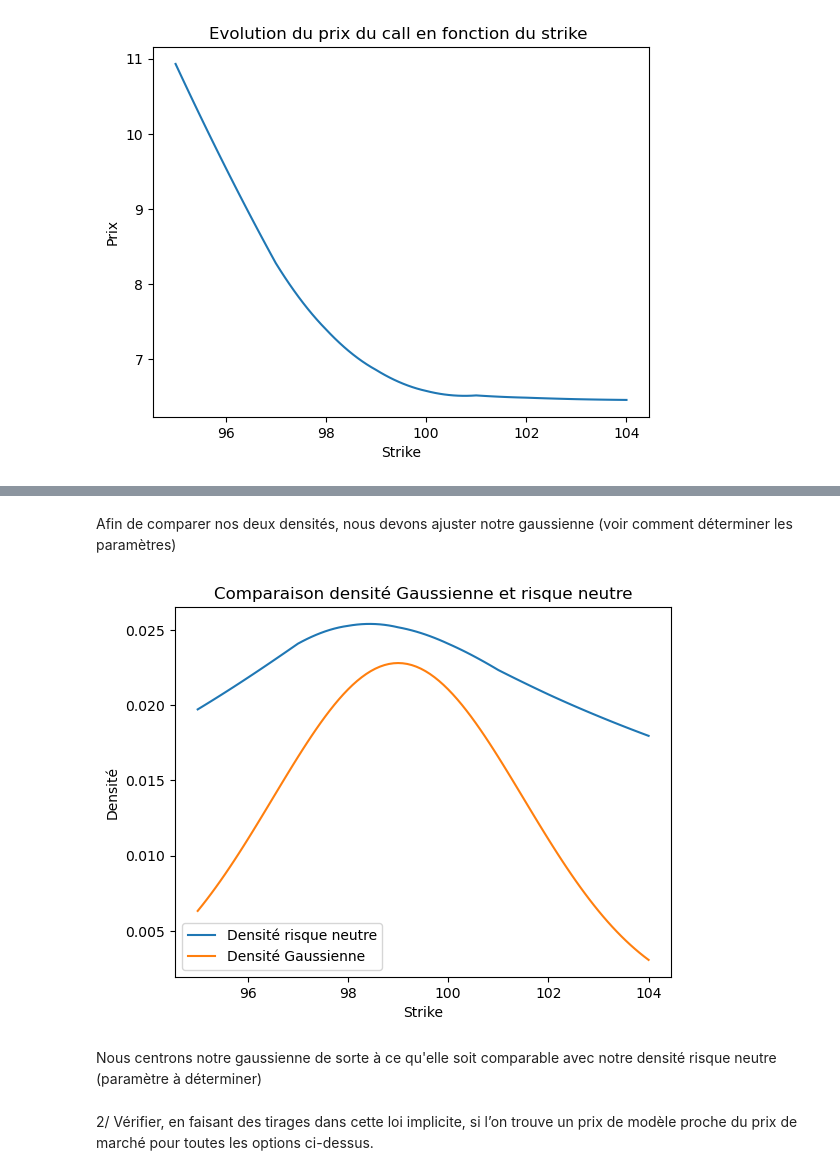
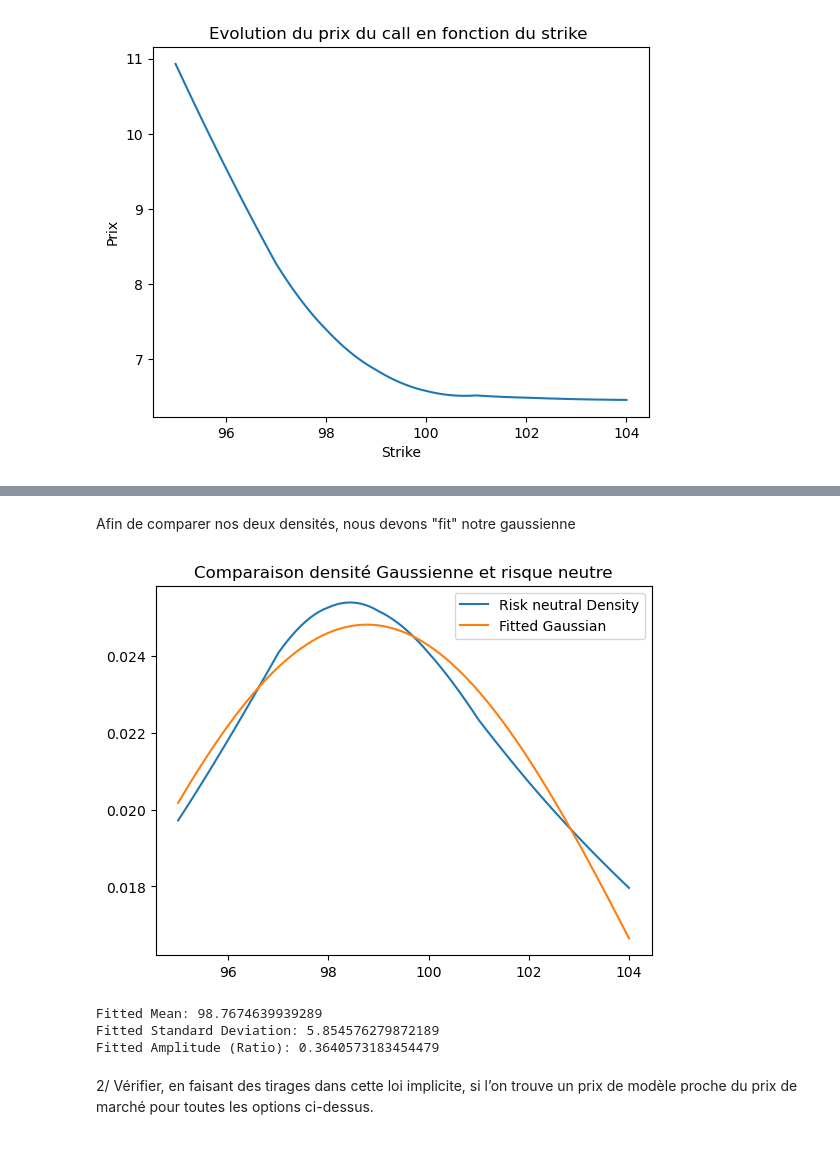
Before and after one commit to theomdvn/Calibration, a Jupyter notebook: Projet-Cal2.ipynb, the cells around one changed output, grey strips where cells are left out. Saved outputs shown, nothing was run; the diff lists cells and outputs as text; code cells hidden in the pictures.

```diff
--- a/Projet-Cal2.ipynb
+++ b/Projet-Cal2.ipynb
@@ -182,20 +171,34 @@ data
 # %% [markdown]
-Afin de comparer nos deux densités, nous devons ajuster notre gaussienne (voir comment déterminer les paramètres)
+Afin de comparer nos deux densités, nous devons "fit" notre gaussienne
-# %%
-density_risque_neutre = neutral_risk_density (strike_interpolated , r , S , T , vol_interpolated )
-density_gaussienne = norm.pdf (df["Strike"] , 99 , 2.5)/7
-
-plt.plot(df["Strike"] , density_risque_neutre , label = "Densité risque neutre")
-plt.plot(df["Strike"] , density_gaussienne , label = "Densité Gaussienne")
-plt.xlabel( "Strike")
-plt.ylabel( "Densité")
-plt.legend()
-plt.title( "Comparaison densité Gaussienne et risque neutre")
-plt.show()
-# %% [output]
-[figure, removed]
-# %% [markdown]
-Nous centrons notre gaussienne de sorte à ce qu'elle soit comparable avec notre densité risque neutre (paramètre à déterminer)
+# %%
+def gaussian(x, mu, sigma, ratio):
+    return ratio * np.exp(-(x - mu)**2 / (2 * sigma**2)) / (sigma * np.sqrt(2 * np.pi))
+
+def objective(params, x, data):
+    mu, sigma, ratio = params
+    return np.sum((gaussian(x, mu, sigma, ratio) - data)**2)
+
+initial_guess = [100, 5, 2]
+
+result = minimize(objective, initial_guess, args=(df["Strike"], density_risque_neutre))
+
+fitted_mu, fitted_sigma, fitted_ratio = result.x
+
+
+plt.plot(df["Strike"], density_risque_neutre, label='Risk neutral Density')
+plt.plot(df["Strike"], gaussian(df["Strike"], fitted_mu, fitted_sigma, fitted_ratio), label='Fitted Gaussian')
+plt.title( "Comparaison densité Gaussienne et risque neutre")
+plt.legend()
+plt.show()
+
+print("Fitted Mean:", fitted_mu)
+print("Fitted Standard Deviation:", fitted_sigma)
+print("Fitted Amplitude (Ratio):", fitted_A)
+# %% [output]
+[figure, added]
+Fitted Mean: 98.7674639939289
+Fitted Standard Deviation: 5.854576279872189
+Fitted Amplitude (Ratio): 0.3640573183454479
 # %% [markdown]
 2/ Vérifier, en faisant des tirages dans cette loi implicite, si l’on trouve un prix de modèle proche du
 prix de marché pour toutes les options ci-dessus.
```
Also changed, not shown: parts of 7 cells of this notebook.
